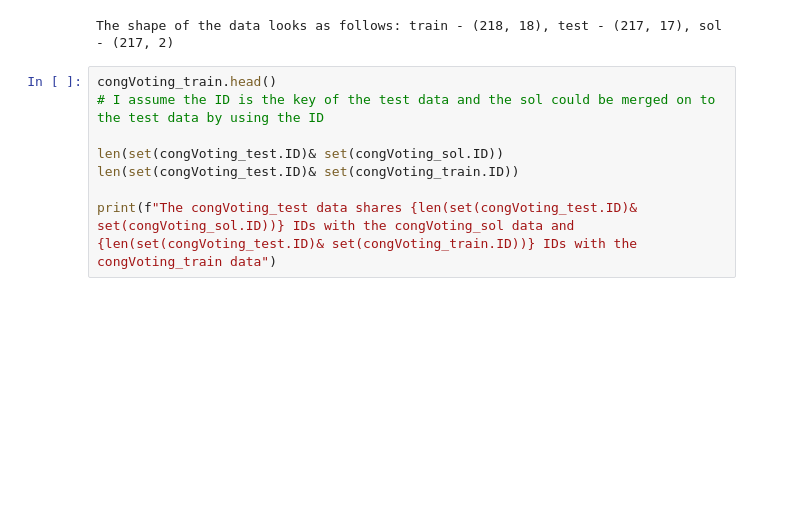
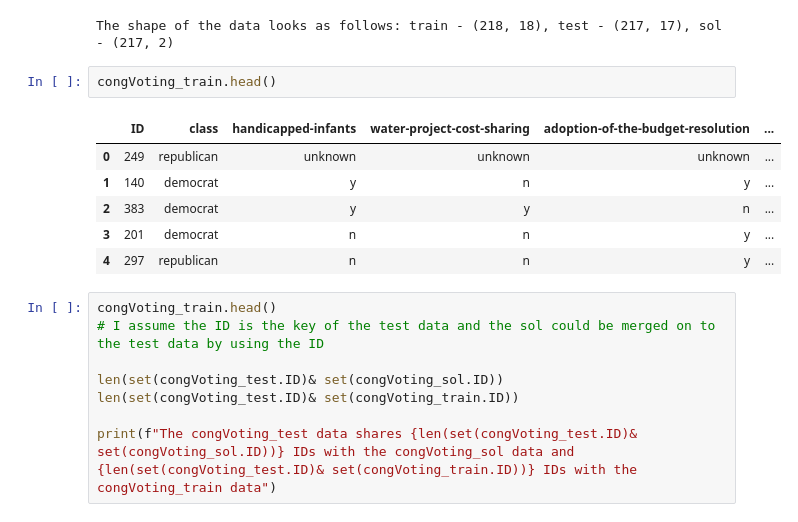
Before and after one commit to izsom/MachineLearning23ws, a Jupyter notebook: Exercise1/congressional_data.ipynb, the cells around one changed output. Cells and saved outputs as stored; diff of their text form; blank space fills up the shorter version.

```diff
--- a/Exercise1/congressional_data.ipynb
+++ b/Exercise1/congressional_data.ipynb
@@ -24,6 +24,15 @@ congVoting_sol = pd.read_csv('./data/CongressionVoting/CongressionalVotingID.shu
 print(f"The shape of the data looks as follows: train - {congVoting_train.shape}, test - {congVoting_test.shape}, sol - {congVoting_sol.shape}")
 # %% [output]
 The shape of the data looks as follows: train - (218, 18), test - (217, 17), sol - (217, 2)
+# %%
+congVoting_train.head()
+# %% [output]
+|  | ID | class | handicapped-infants | water-project-cost-sharing | adoption-of-the-budget-resolution | ... |
+| 0 | 249 | republican | unknown | unknown | unknown | ... |
+| 1 | 140 | democrat | y | n | y | ... |
+| 2 | 383 | democrat | y | y | n | ... |
+| 3 | 201 | democrat | n | n | y | ... |
+| 4 | 297 | republican | n | n | y | ... |
 # %%
 congVoting_train.head()
 # I assume the ID is the key of the test data and the sol could be merged on to the test data by using the ID
```
Also changed, not shown: parts of 10 cells of this notebook, 1 other file.
